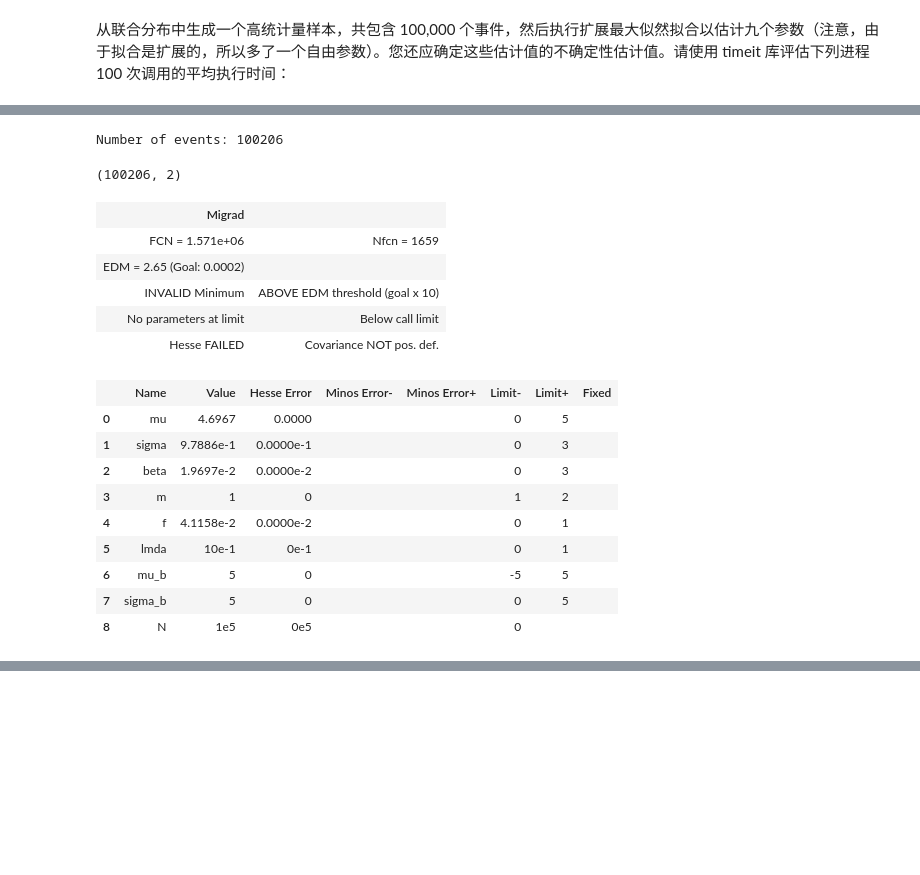
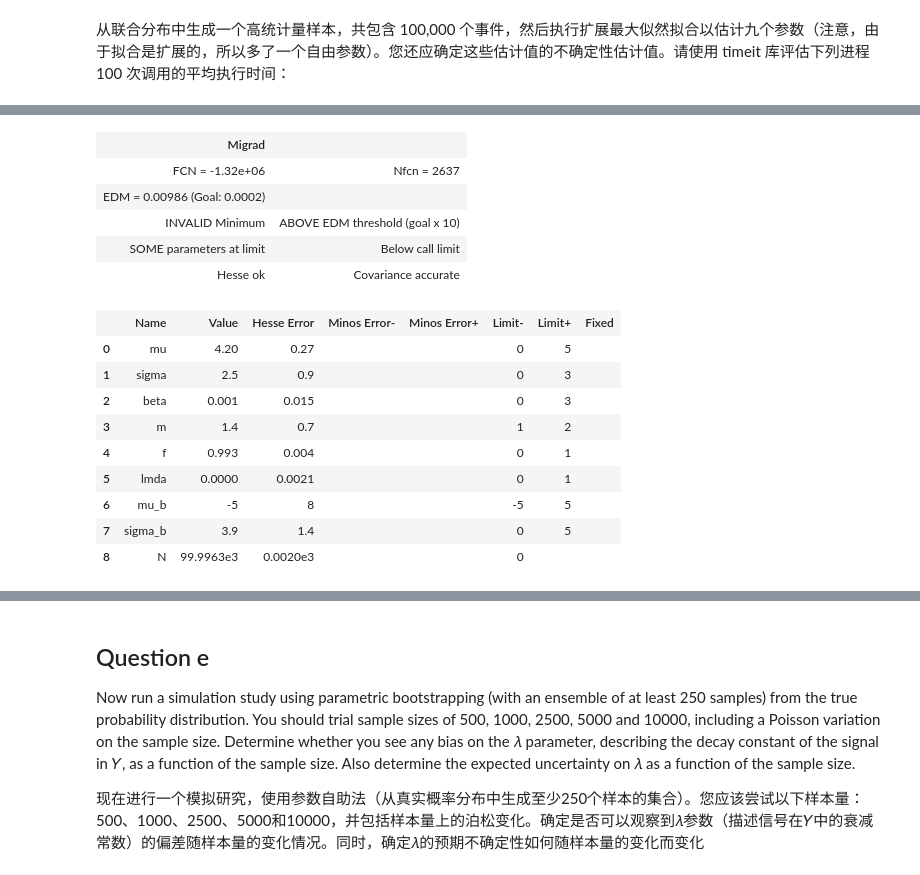
Before and after one commit to john-zhaoyuanzhen/Statistical-Methods-Coursework, a Jupyter notebook: s1.ipynb, the cells around one changed output, grey strips where cells are left out. Saved outputs shown, nothing was run; the diff lists cells and outputs as text; code cells hidden in the pictures; blank space fills up the shorter version.

```diff
--- a/s1.ipynb
+++ b/s1.ipynb
@@ -108,61 +111,57 @@ plt.show()
 # %%
-np.random.seed(1217)
+def generate_sample(num_events=100000):
+    np.random.seed(50)
+    N = np.random.poisson(num_events)
 
-num_events = 100000
-N = np.random.poisson(num_events)
+    x_values = np.random.uniform(0, 5, N)
+    y_values = np.random.uniform(0, 10, N)
 
-print("Number of events:", N)
+    return np.column_stack((x_values, y_values))
 
-x_values = np.random.uniform(0, 5, N)
-y_values = np.random.uniform(0, 10, N)
-
-dataset = np.column_stack((x_values, y_values))
+dataset = generate_sample(100000)
-# %% [output]
-Number of events: 100206
-# %%
-dataset.shape
-# %% [output]
-(100206, 2)
 # %%
 def log_pdf(xy, mu, sigma, beta, m, f, lmda, mu_b, sigma_b, N):
     x, y = xy
     total_likelihood = f_xy(y, x, mu, sigma, beta, m, f, lmda, mu_b, sigma_b)
-    log_likelihood = np.log(total_likelihood)
-    lnL = log_likelihood.sum()
-    #+ N*np.log(num_events) - num_events
+    log_likelihood = np.log(total_likelihood + 1e-10)
+    lnL = log_likelihood.sum() + N*np.log(num_events+1e-10) - num_events
 
-    return -lnL, log_likelihood
+    return -lnL, -log_likelihood
+# %%
+def log_pdf(xy, mu, sigma, beta, m, f, lmda, mu_b, sigma_b, N):
+    x, y = xy
+    return N, N * f_xy(y, x, mu, sigma, beta, m, f, lmda, mu_b, sigma_b)
 # %%
-nll = ExtendedUnbinnedNLL((dataset[:,0], dataset[:,1]), log_pdf, log=True)
+nll = ExtendedUnbinnedNLL((dataset[:,0], dataset[:,1]), log_pdf, log=False)
 
 mi = Minuit(nll, mu=3, sigma=0.3, beta=1, m=1.4, f=0.6, lmda=0.3, mu_b=0, sigma_b=2.5, N=100000)
 
 mi.limits["mu"]=(0, 5)
 mi.limits["sigma"]=(0, 3)
 mi.limits["beta"]=(0, 3)
 mi.limits["m"]=(1, 2)
 mi.limits["f"]=(0, 1)
 mi.limits["lmda"]=(0, 1)
 mi.limits["mu_b"]=(-5,5)
 mi.limits["sigma_b"]=(0,5)
 mi.limits["N"]=(0, None)
 
 mi.migrad()
 mi.hesse()
 # %% [output]
 | Migrad |  |
-| FCN = 1.571e+06 | Nfcn = 1659 |
-| EDM = 2.65 (Goal: 0.0002) |  |
+| FCN = -1.32e+06 | Nfcn = 2637 |
+| EDM = 0.00986 (Goal: 0.0002) |  |
 | INVALID Minimum | ABOVE EDM threshold (goal x 10) |
-| No parameters at limit | Below call limit |
-| Hesse FAILED | Covariance NOT pos. def. |
+| SOME parameters at limit | Below call limit |
+| Hesse ok | Covariance accurate |
 |  | Name | Value | Hesse Error | Minos Error- | Minos Error+ | Limit- | Limit+ | Fixed |
-| 0 | mu | 4.6967 | 0.0000 |  |  | 0 | 5 |  |
-| 1 | sigma | 9.7886e-1 | 0.0000e-1 |  |  | 0 | 3 |  |
-| 2 | beta | 1.9697e-2 | 0.0000e-2 |  |  | 0 | 3 |  |
-| 3 | m | 1 | 0 |  |  | 1 | 2 |  |
-| 4 | f | 4.1158e-2 | 0.0000e-2 |  |  | 0 | 1 |  |
-| 5 | lmda | 10e-1 | 0e-1 |  |  | 0 | 1 |  |
-| 6 | mu_b | 5 | 0 |  |  | -5 | 5 |  |
-| 7 | sigma_b | 5 | 0 |  |  | 0 | 5 |  |
-| 8 | N | 1e5 | 0e5 |  |  | 0 |  |  |
+| 0 | mu | 4.20 | 0.27 |  |  | 0 | 5 |  |
+| 1 | sigma | 2.5 | 0.9 |  |  | 0 | 3 |  |
+| 2 | beta | 0.001 | 0.015 |  |  | 0 | 3 |  |
+| 3 | m | 1.4 | 0.7 |  |  | 1 | 2 |  |
+| 4 | f | 0.993 | 0.004 |  |  | 0 | 1 |  |
+| 5 | lmda | 0.0000 | 0.0021 |  |  | 0 | 1 |  |
+| 6 | mu_b | -5 | 8 |  |  | -5 | 5 |  |
+| 7 | sigma_b | 3.9 | 1.4 |  |  | 0 | 5 |  |
+| 8 | N | 99.9963e3 | 0.0020e3 |  |  | 0 |  |  |
@@ -168,0 +178,11 @@ mi.hesse()
+# %% [markdown]
+## Question e
+
+Now run a simulation study using parametric bootstrapping (with an ensemble
+of at least 250 samples) from the true probability distribution. You should trial
+sample sizes of 500, 1000, 2500, 5000 and 10000, including a Poisson variation on
+the sample size. Determine whether you see any bias on the 𝜆 parameter,
+describing the decay constant of the signal in 𝑌, as a function of the sample size.
+Also determine the expected uncertainty on 𝜆 as a function of the sample size.
+
+现在进行一个模拟研究，使用参数自助法（从真实概率分布中生成至少250个样本的集合）。您应该尝试以下样本量：500、1000、2500、5000和10000，并包括样本量上的泊松变化。确定是否可以观察到𝜆参数（描述信号在𝑌中的衰减常数）的偏差随样本量的变化情况。同时，确定𝜆的预期不确定性如何随样本量的变化而变化
```
Also changed, not shown: parts of 9 cells of this notebook.
